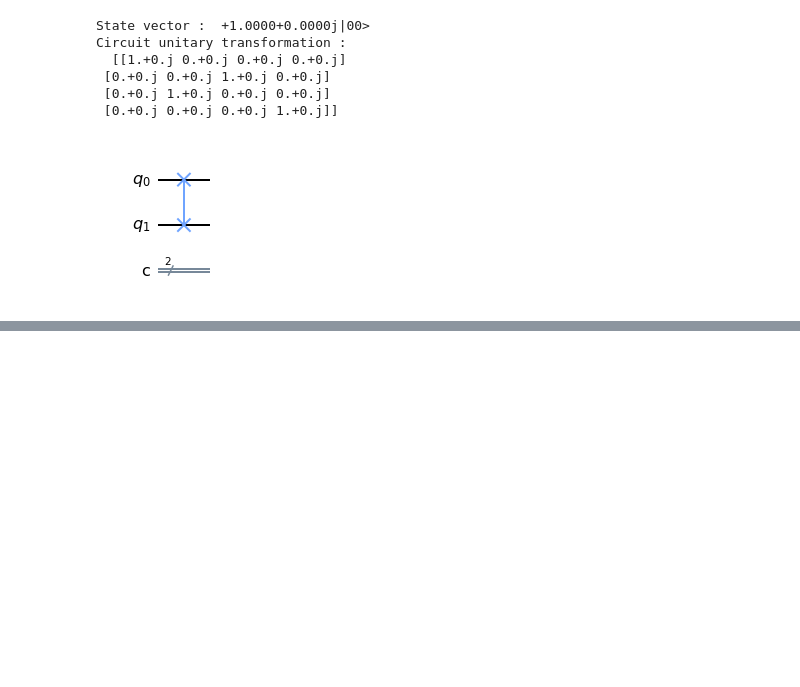
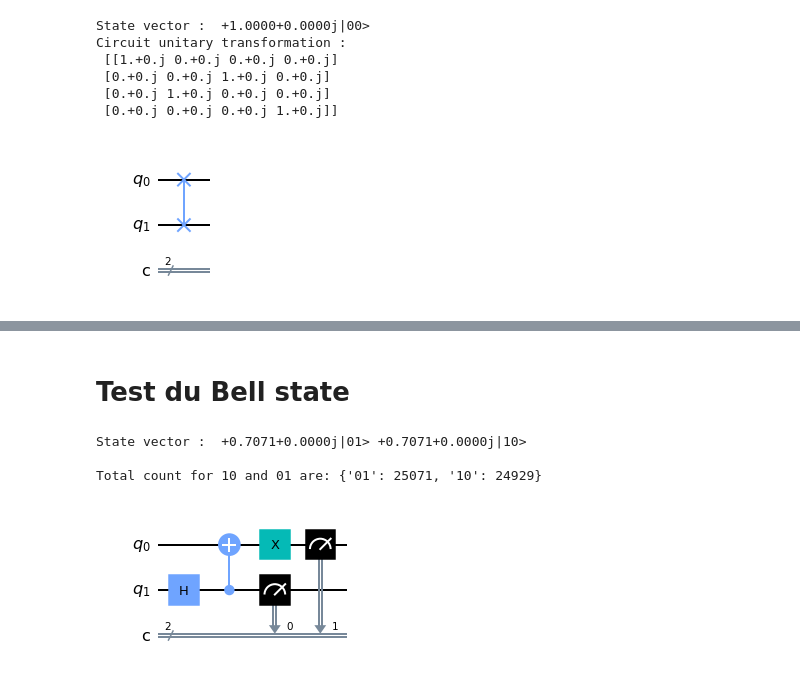
Before and after one commit to RudyLo/Quantum_Computing, a Jupyter notebook: QSC_Assignement3.ipynb, the cells around one changed output, grey strips where cells are left out. Drawn from its saved outputs; the diff is of its cells as text; code cells hidden in the pictures; blank space fills up the shorter version.

```diff
--- a/QSC_Assignement3.ipynb
+++ b/QSC_Assignement3.ipynb
@@ -177,0 +223,51 @@ Matrix 2 :  [[1.+0.j 0.+0.j 0.+0.j 0.+0.j]
+# %% [markdown]
+# Test du Bell state
+# %%
+# Use Aer's qasm_simulator
+simulator = QasmSimulator()
+
+# Create a Quantum Circuit acting on the q register
+circuit4 = QuantumCircuit(2, 2)
+
+# Add a H and Z gate on qubit 0
+circuit4.h(1)
+
+# Add a CX (CNOT) gate on control qubit 0 and target qubit 1
+circuit4.cx(1,0)
+
+#Add a X gate on qubit 1
+circuit4.x(0)
+
+
+
+# compile the circuit down to low-level QASM instructions
+# Execute and get counts, suggestion:
+job = execute(circuit4, state_simulator)
+resulting_vector = job.result().get_statevector(circuit4)
+
+dirac = state_to_dirac(resulting_vector)
+print("State vector : ", dirac)
+
+# supported by the backend (not needed for simple circuits)
+compiled_circuit = transpile(circuit4, simulator)
+
+# Map the quantum measurement to the classical bits
+circuit4.measure([1,0], [0,1])
+
+# Execute the circuit on the qasm simulator
+job = execute(circuit4, qasm_simulator, shots = 50000)
+
+# Grab results from the job
+result = job.result()
+
+# Returns counts
+counts = result.get_counts(circuit4)
+print("\nTotal count for 10 and 01 are:",counts)
+
+# Draw the circuit
+circuit4.draw(output='mpl')
+# %% [output]
+State vector :  +0.7071+0.0000j|01> +0.7071+0.0000j|10>
+
+Total count for 10 and 01 are: {'01': 25071, '10': 24929}
+[figure, added]
```
Also changed, not shown: parts of 6 cells of this notebook.
